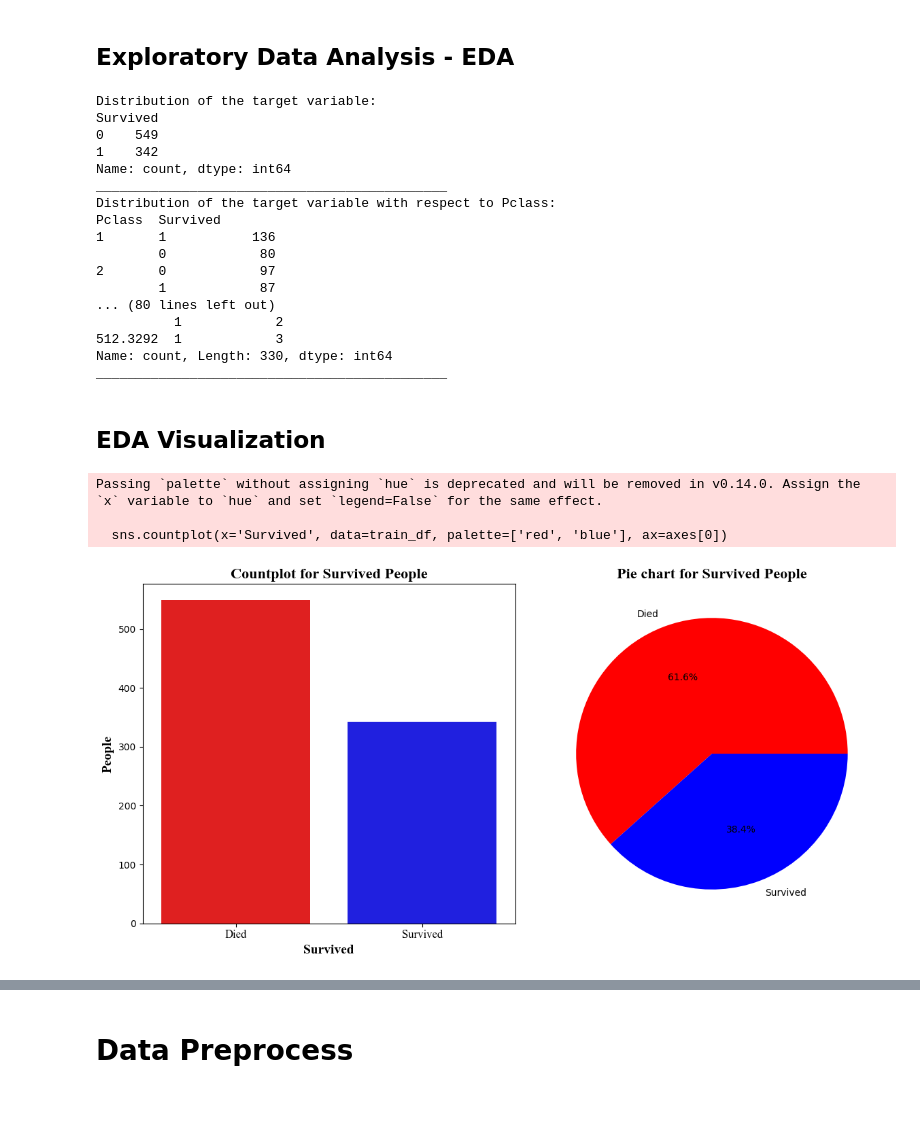
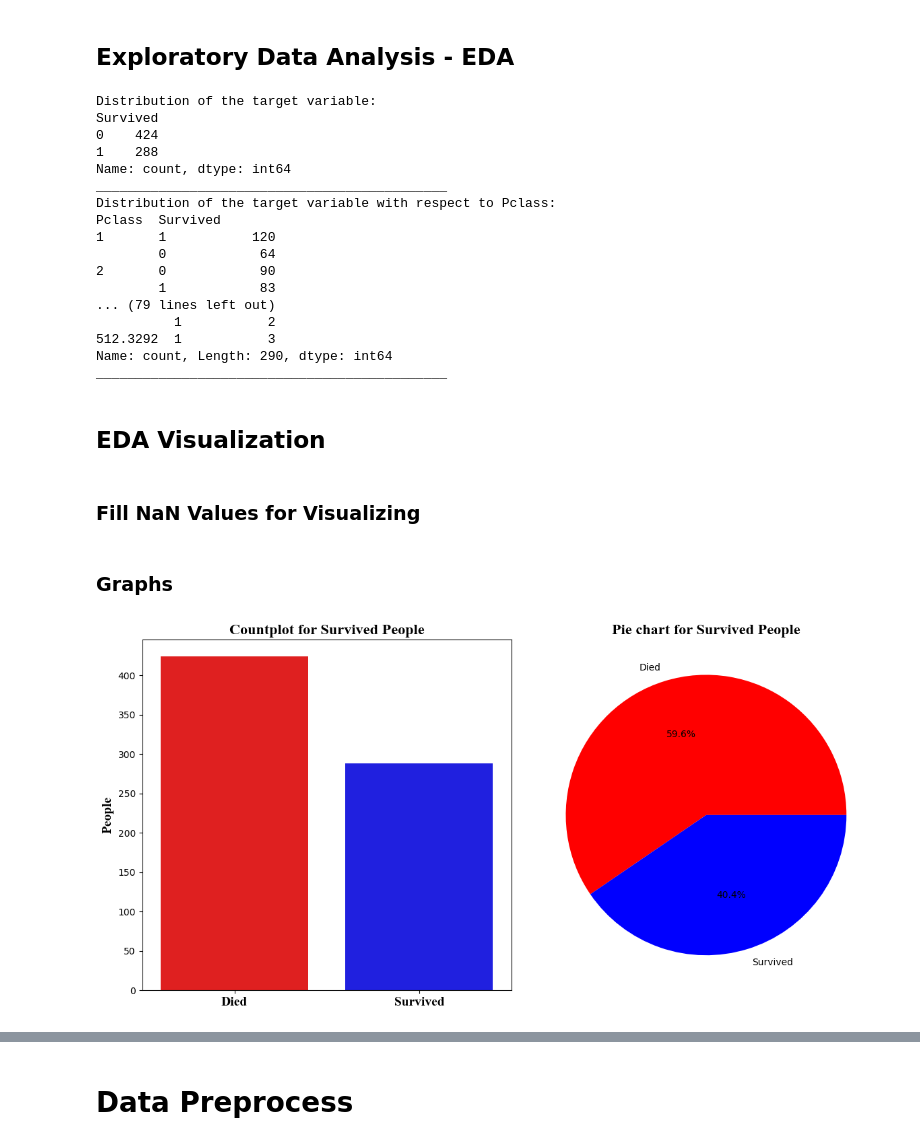
Before and after one commit to Akanakis1/Titanic_Machine_Learning_from_Disaster, a Jupyter notebook: Titanic.ipynb, the cells around one changed output, grey strips where cells are left out. Drawn from its saved outputs; the diff is of its cells as text; code cells hidden in the pictures; blank space fills up the shorter version.

```diff
--- a/Titanic.ipynb
+++ b/Titanic.ipynb
@@ -12,8 +19,8 @@ from sklearn.metrics import accuracy_score, precision_score, recall_score, f1_sc
 # %% [markdown]
 # Data Importing
 # %%
-train_df = pd.read_csv('C:/Users/alexa/OneDrive/Έγγραφα/Work_Python/Data_Analysis/Project 1 Titanic/train.csv')
-test_df = pd.read_csv('C:/Users/alexa/OneDrive/Έγγραφα/Work_Python/Data_Analysis/Project 1 Titanic/test.csv')
+train_df = pd.read_csv(r'C:\Users\alexa\OneDrive\Έγγραφα\Work_Python\Data_Analysis\Project1_Titanic\train.csv')
+test_df = pd.read_csv(r'C:\Users\alexa\OneDrive\Έγγραφα\Work_Python\Data_Analysis\Project1_Titanic\test.csv')
 # %% [markdown]
 ## Data Inspection
 # %%
@@ -44,3 +51,8 @@ Fare             1
 Cabin          327
 Embarked         0
 dtype: int64
+# %%
+train_df.drop(columns=['Ticket', 'Cabin'], inplace=True)
+train_df= train_df.dropna(axis=0)
+inspect_dataframe(train_df, "Train dataset")
+test_df.drop(columns=['Ticket', 'Cabin'], inplace=True)
@@ -74,43 +104,68 @@ print('_____________________________________________')
 # %% [output]
 Distribution of the target variable:
 Survived
-0    549
-1    342
+0    424
+1    288
 Name: count, dtype: int64
 _____________________________________________
 Distribution of the target variable with respect to Pclass:
 Pclass  Survived
-1       1           136
-        0            80
-2       0            97
-        1            87
-... (80 lines left out)
-          1            2
-512.3292  1            3
-Name: count, Length: 330, dtype: int64
+1       1           120
+        0            64
+2       0            90
+        1            83
+... (79 lines left out)
+          1           2
+512.3292  1           3
+Name: count, Length: 290, dtype: int64
 _____________________________________________
 # %% [markdown]
 ## EDA Visualization
+# %% [markdown]
+### Fill NaN Values for Visualizing
+# %%
+# Ensure 'Survived' is treated as categorical
+train_df['Survived'] = train_df['Survived'].astype('category')
+
+# Alternatively, fill missing values the most common value S
+train_df['Embarked'] = train_df['Embarked'].fillna('S')
+# %% [markdown]
+### Graphs
 # %%
 # Check the people who survived
 fig, axes = plt.subplots(1, 2, figsize=(12, 6))
+
 # Countplot for people who survived
-sns.countplot(x='Survived', data=train_df, palette=['red', 'blue'], ax=axes[0])
+sns.countplot(
+    x='Survived',
+    hue='Survived',
+    data=train_df,
+    palette=['red', 'blue'],
+    ax=axes[0],
+    dodge=False  # Ensures no separation of bars
+)
 axes[0].set_ylabel('People', fontsize=14, color='black', fontweight='bold', fontname='Times New Roman')
-axes[0].set_xlabel('Survived', fontsize=14, color='black', fontweight='bold', fontname='Times New Roman')
-axes[0].set_xticklabels(['Died', 'Survived'], fontsize=12, fontname='Times New Roman')
+axes[0].set_xlabel('')
+axes[0].set_xticks([0, 1])  # Explicitly set the ticks
+axes[0].set_xticklabels(['Died', 'Survived'], fontsize=14, color='black', fontweight='bold', fontname='Times New Roman')
 axes[0].set_title('Countplot for Survived People', fontsize=16, fontweight='bold', fontname='Times New Roman')
+axes[0].legend_.remove()  # Remove redundant legend
+
+
 # Pie chart for Survived People
-train_df['Survived'].value_counts().plot.pie(autopct='%1.1f%%', colors=['red', 'blue'], labels=['Died', 'Survived'], ax=axes[1])
+train_df['Survived'].value_counts().plot.pie(
+    autopct='%1.1f%%',
+    colors=['red', 'blue'],
+    labels=['Died', 'Survived'],
+    ax=axes[1]
+)
 axes[1].set_ylabel('')
 axes[1].set_title('Pie chart for Survived People', fontsize=16, fontweight='bold', fontname='Times New Roman')
+
 plt.tight_layout()
 plt.show()
 # %% [output]
-Passing `palette` without assigning `hue` is deprecated and will be removed in v0.14.0. Assign the `x` variable to `hue` and set `legend=False` for the same effect.
-
-  sns.countplot(x='Survived', data=train_df, palette=['red', 'blue'], ax=axes[0])
-[figure, old version]
+[figure, new version]
 # %%
 # Countplot for people who survived Sex
 fig, ax = plt.subplots(1, figsize=(12, 6))
```
Also changed, not shown: parts of 43 cells of this notebook, 5 other files.
